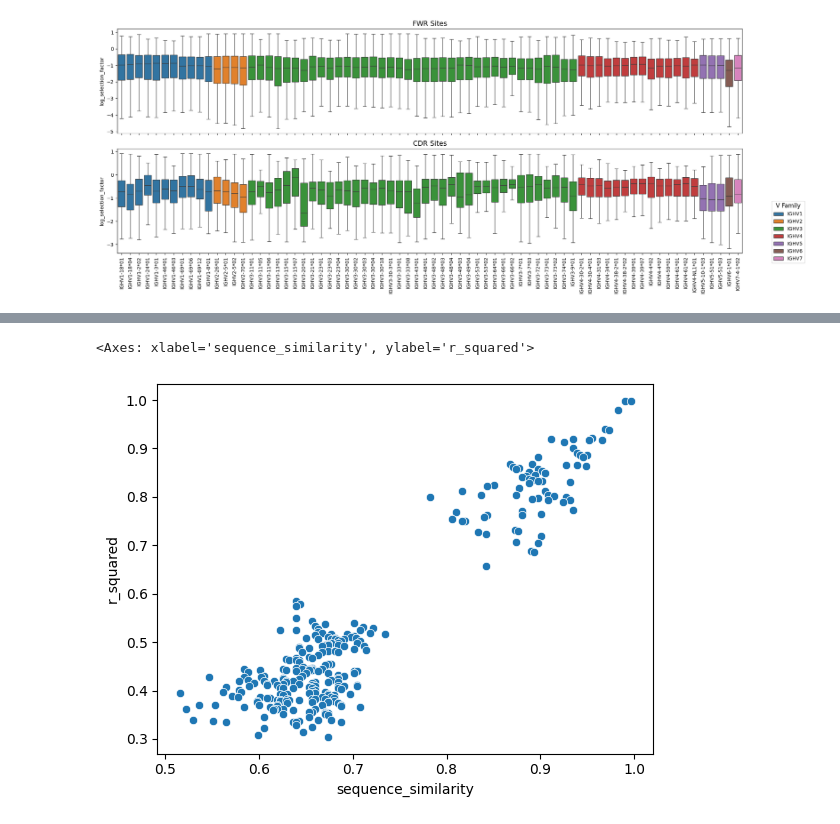
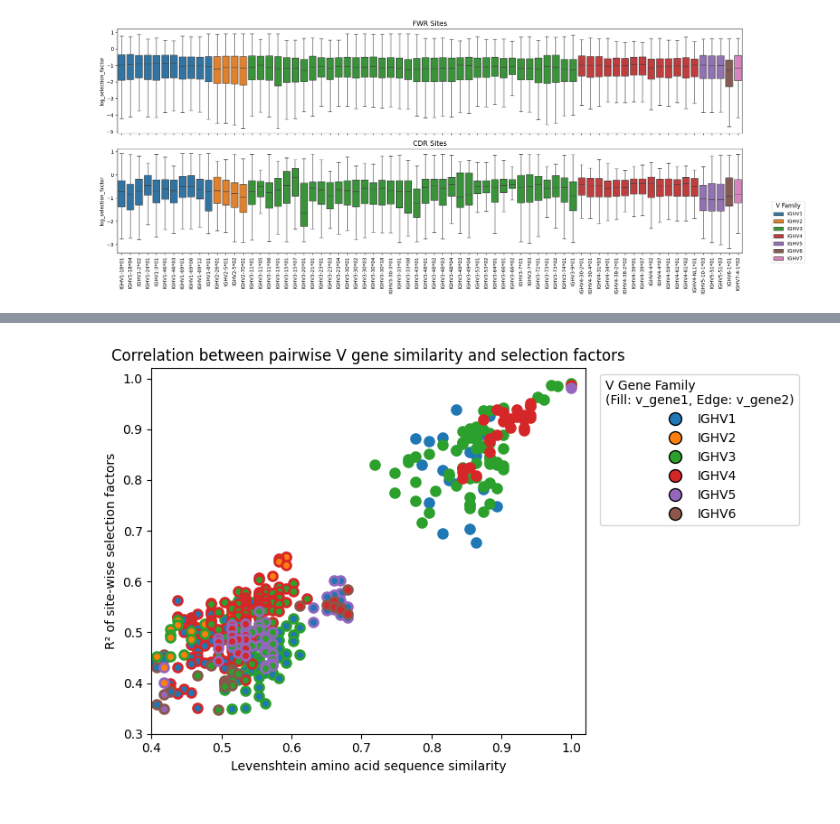
Before and after one commit to matsengrp/dasm-epistasis-experiments, a Jupyter notebook: vj_families_dnsm.ipynb, the cells around one changed output, grey strips where cells are left out. Saved outputs shown, nothing was run; the diff lists cells and outputs as text; code cells hidden in the pictures.

```diff
--- a/vj_families_dnsm.ipynb
+++ b/vj_families_dnsm.ipynb
@@ -1124,7 +1318,7 @@ distance_levenshtein_aa = calculate_similarity(germline_codons_df, level="aa", m
 ## If we want to do this analysis, it may be better to do it with DNSM and not separate the sites to group 1 and group 2 - similar to the V3 vs V4 analysis in the DNSM paper, just gene-wise.
 
 
-v_genes_to_test = pcp_df[pcp_df.groupby('v_gene')['v_gene'].transform('count') > 300].v_gene.drop_duplicates().to_list()
+v_genes_to_test = pcp_df[pcp_df.groupby('v_gene')['v_gene'].transform('count') > 200].v_gene.drop_duplicates().to_list()
 
 #v_genes_to_test = ['IGHV3-21*01', 'IGHV3-15*01', 'IGHV4-59*01', 'IGHV4-34*01', 'IGHV3-30*02', 'IGHV3-30*01']
 
@@ -1166,7 +1360,7 @@ def epistatic_correlation(site_sub_probs_df, v_family1, v_family2, vcolumn='v_ge
 for i in tqdm(v_genes_to_test):
     for j in v_genes_to_test:
         if i != j and i < j:
-            r_squared_original, p_original = epistatic_correlation(site_sub_probs_df, i, j, is_germline='codon',  lower_log_selection_factor_lim=-5)
+            r_squared_original, p_original = epistatic_correlation(site_sub_probs_df, i, j, is_germline=False,  lower_log_selection_factor_lim=-5)
             epistatic_correlation_results.append((i, j, r_squared_original, p_original))
 
 epistatic_correlation_results = pd.DataFrame(epistatic_correlation_results, columns=['v_gene1', 'v_gene2', 'r_squared', 'p_value']).sort_values(by='r_squared', ascending=False)
@@ -1192,8 +1367,67 @@ sns.residplot(pd.merge(epistatic_correlation_results, melted_df, on=['v_gene1',
-# %%
-melted_df = distance_hamming_nucleotide.reset_index().melt(id_vars=['v_gene'],
-                    var_name='v_gene2',
-                    value_name='sequence_similarity').rename(columns={'v_gene': 'v_gene1'})
-sns.scatterplot(pd.merge(epistatic_correlation_results, melted_df, on=['v_gene1', 'v_gene2']), x='sequence_similarity', y='r_squared')
-# %% [output]
-<Axes: xlabel='sequence_similarity', ylabel='r_squared'>
-[figure, removed]
+# %%
+# Plot selection correlation vs. germline similarity
+fig, ax = plt.subplots(figsize=(8, 5))
+
+# Prepare your data
+melted_df = distance_levenshtein_aa.reset_index().melt(id_vars=['v_gene'],
+                    var_name='v_gene2',
+                    value_name='sequence_similarity').rename(columns={'v_gene': 'v_gene1'})
+melted_df['v_family1'] = melted_df.v_gene1.str.extract(r'^(IGHV\d+)')
+melted_df['v_family2'] = melted_df.v_gene2.str.extract(r'^(IGHV\d+)')
+melted_df['same_family'] = melted_df.v_family1 == melted_df.v_family2
+
+# Merge with your correlation results
+plot_data = pd.merge(epistatic_correlation_results, melted_df, on=['v_gene1', 'v_gene2'])
+
+# Use tab20 colormap for more distinct colors
+tab20_colors = plt.cm.tab20(np.linspace(0, 1, 20))
+
+# Define colors for each V family using tab20
+family_colors = {
+    'IGHV1': tab20_colors[0],   # Blue
+    'IGHV2': tab20_colors[2],   # Orange
+    'IGHV3': tab20_colors[4],   # Green
+    'IGHV4': tab20_colors[6],   # Red
+    'IGHV5': tab20_colors[8],   # Purple
+    'IGHV6': tab20_colors[10],  # Brown
+    'IGHV7': tab20_colors[12],  # Pink
+    'IGHV8': tab20_colors[14],  # Gray
+}
+
+# Group by combinations of families
+for (v_fam1, v_fam2), group in plot_data.groupby(['v_family1', 'v_family2']):
+    if len(group) == 0:
+        continue
+
+    facecolor = family_colors.get(v_fam1, '#CCCCCC')
+    edgecolor = family_colors.get(v_fam2, '#CCCCCC')
+
+    ax.scatter(group['sequence_similarity'], group['r_squared'],
+              facecolor=facecolor, edgecolor=edgecolor,
+              s=50, linewidth=2)
+
+# Create custom legend for V families (fill colors)
+family_legend_elements = []
+for family, color in family_colors.items():
+    if family in plot_data['v_family1'].values or family in plot_data['v_family2'].values:
+        family_legend_elements.append(
+            plt.Line2D([0], [0], marker='o', color='w',
+                      markerfacecolor=color, markeredgecolor='black',
+                      markersize=10, markeredgewidth=1, label=family)
+        )
+
+# Add legend
+ax.legend(handles=family_legend_elements, title='V Gene Family\n(Fill: v_gene1, Edge: v_gene2)',
+         loc='upper left', bbox_to_anchor=(1.02, 1))
+
+ax.set_title('Correlation between pairwise V gene similarity and selection factors')
+ax.set_ylabel('R² of site-wise selection factors')
+ax.set_xlabel('Levenshtein amino acid sequence similarity')
+ax.set_ylim(0.3, 1.02)
+ax.set_xlim(0.4, 1.02)
+
+plt.tight_layout()
+plt.show()
+fig.savefig(f'{figures_dir}/v_gene_seq_similarity_vs_selection_correlation.pdf', dpi=800, bbox_inches='tight', format='pdf')
+# %% [output]
+[figure, added]
```
Also changed, not shown: parts of 12 cells of this notebook, 1 other file.
